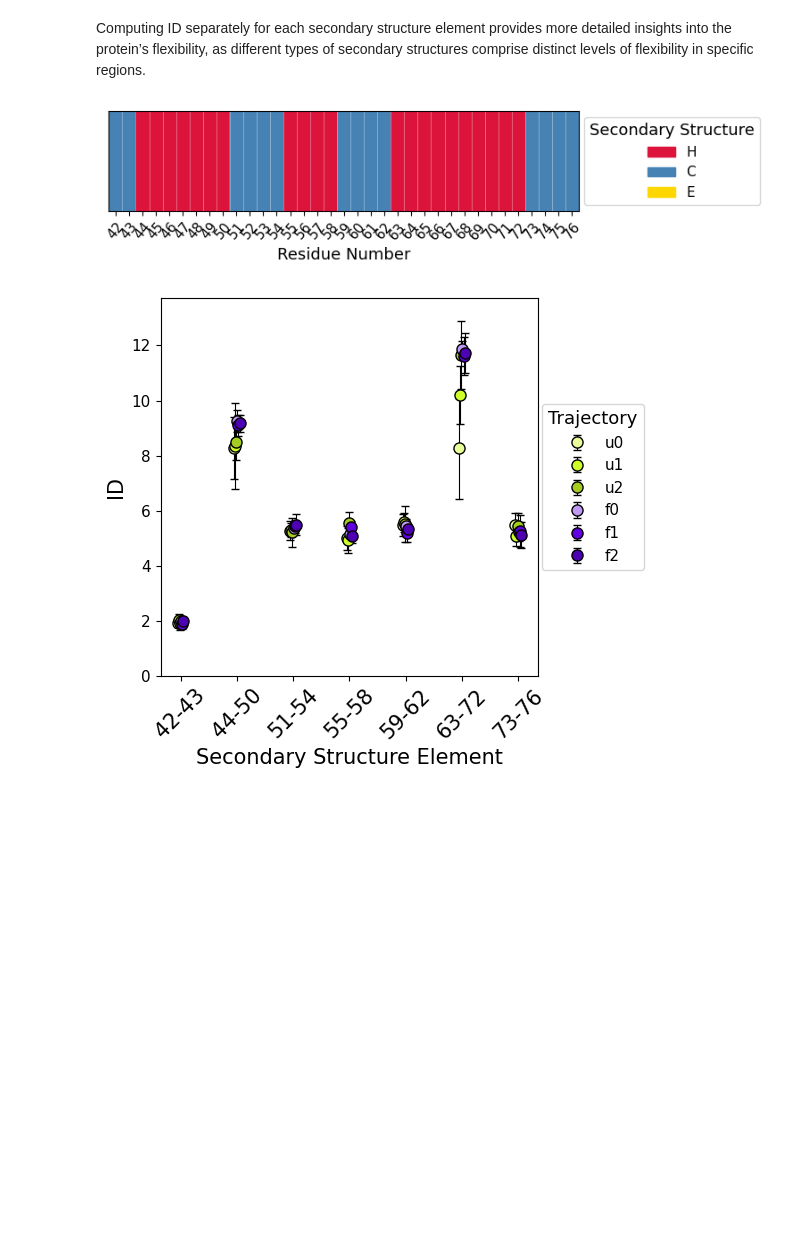
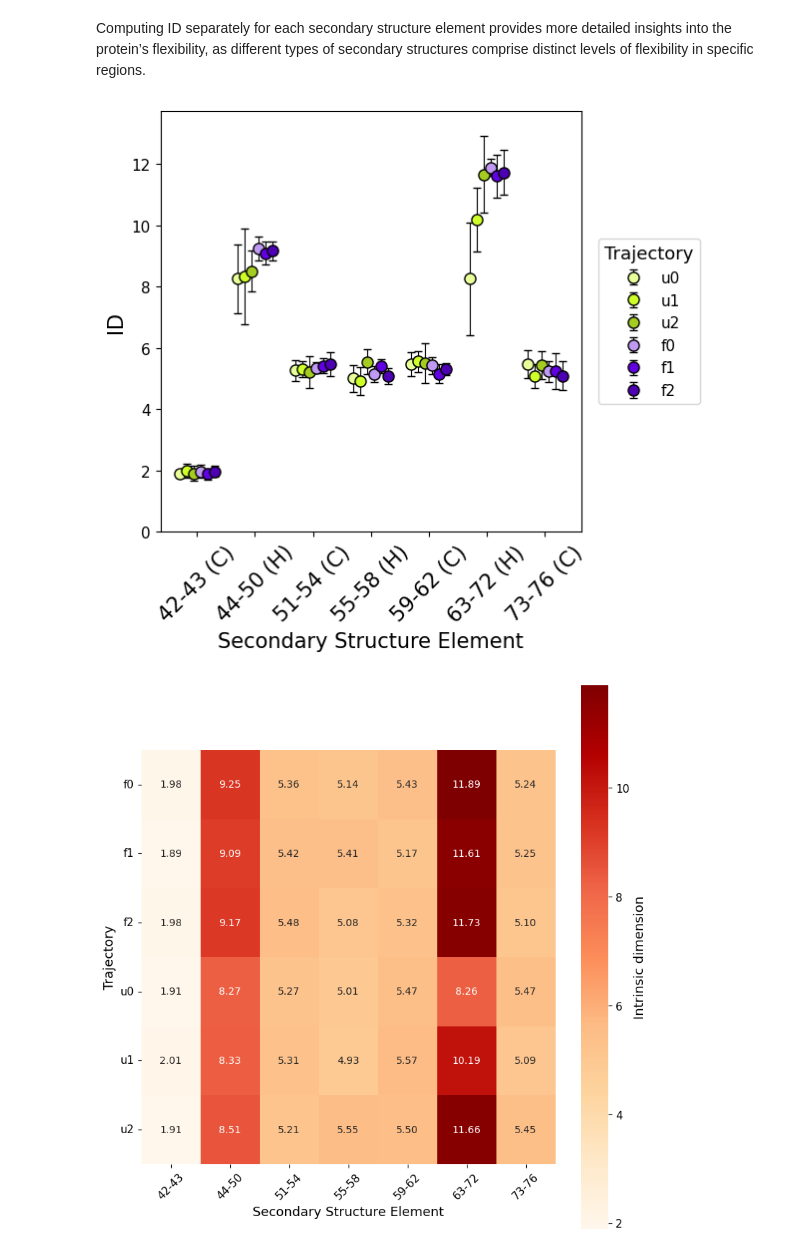
Before and after one commit to icazzaniga/MDIntrinsicDimension, a Jupyter notebook: docs/villin_plots.ipynb, the cells around one changed output. Drawn from its saved outputs; the diff is of its cells as text; code cells hidden in the pictures; blank space fills up the shorter version.

```diff
--- a/docs/villin_plots.ipynb
+++ b/docs/villin_plots.ipynb
@@ -243,9 +236,9 @@ results = pd.concat(all_results, ignore_index=True)
 results["folded"] = results["trajectory"].str.startswith("f")
 results["window"] = results["start"].astype(str) + "-" + results["end"].astype(str)
 # %%
-fig, ax = plt.subplots(figsize=(7, 5))
+fig, ax = plt.subplots(figsize=(8,8))
 
-shift_amount = 0.05
+shift_amount = 0.3
 unique_trajectories = results["trajectory"].unique()
 n_traj = len(unique_trajectories)
 shifts = np.linspace(-shift_amount, shift_amount, n_traj)
@@ -280,12 +273,13 @@ plt.ylim(0, y.max() + 2)
 ax.set_ylabel("ID", fontsize=15)
 ax.set_xlabel("Window", fontsize=15)
 ax.set_box_aspect(1)
-# ax.legend(title="Trajectory", loc='best')
-# ax.legend(title="Trajectory", bbox_to_anchor=(1.25, 0.5), loc='center right')  #_2 legenda fuori dal box
+
 plt.tight_layout(rect=[0.15, 0, 1, 1])
-plt.savefig(f"../extra/villin_sections_{projection_method}.pdf", dpi=300)
+
+#plt.savefig(f"../extra/villin_sections_{projection_method}.pdf", dpi=300)
 plt.show()
 
+######################
 # ID heatmap
 grouped_data = results.groupby(["trajectory", "window"], as_index=False)[
     "entire simulation"
@@ -354,55 +348,9 @@ results_ss["window"] = (
     results_ss["start"].astype(str) + "-" + results_ss["end"].astype(str)
 )
 # %%
-##### ss_types = ['H', 'B', 'C', 'E', 'G', 'T', 'S', ' ']
-# ss_colors = {"H": "crimson","B": "darkorange", 'C': 'steelblue', "E": "gold", "G": "mediumvioletred","T": "deepskyblue","S": "mediumseagreen", " ": "dimgray"}
-
-# ss of each residue
-fig, ax = plt.subplots(figsize=(8, 2))
-ss_types = ["H", "C", "E"]
-ss_colors = {"H": "crimson", "C": "steelblue", "E": "gold"}
-
-single_ss_assignment = ss_assignments[
-    0
-]  # one result as they are computed from the same structure
-ss_to_num = {ss: i for i, ss in enumerate(ss_types)}
-num_data = np.array([[ss_to_num[ss] for ss in single_ss_assignment]])
-cmap = ListedColormap([ss_colors[ss] for ss in ss_types])
-im = ax.imshow(
-    num_data,
-    aspect="auto",
-    cmap=cmap,
-    extent=[residue_numbers[0] - 0.5, residue_numbers[-1] + 0.5, 0.5, -0.5],
-    vmin=0,
-    vmax=len(ss_types) - 1,
-)
-for x in np.arange(residue_numbers[0] - 0.5, residue_numbers[-1] + 1.5, 1):
-    ax.axvline(x=x, color="white", linewidth=0.5, alpha=0.5)
-for y in [-0.5, 0.5]:
-    ax.axhline(y=y, color="white", linewidth=0.5, alpha=0.5)
-ax.grid(False)
-ax.set_xticks(residue_numbers)
-ax.set_yticks([])
-ax.set_xlabel("Residue Number")
-ax.tick_params(axis="x", rotation=50)
-
-legend_elements = [
-    plt.Rectangle((0, 0), 1, 1, color=ss_colors[ss], label=ss) for ss in ss_types
-]
-ax.legend(
-    handles=legend_elements,
-    bbox_to_anchor=(1.40, 0.5),
-    loc="center right",
-    title="Secondary Structure",
-)
-
-plt.tight_layout()
-# plt.savefig('../extra/villin_ss_residues.pdf', dpi=300)
-plt.show()
-
 # ID distribution
-fig, ax = plt.subplots(figsize=(7, 5))
-shift_amount = 0.05
+fig, ax = plt.subplots(figsize=(8,8))
+shift_amount = 0.3
 unique_trajectories = results_ss["trajectory"].unique()
 n_traj = len(unique_trajectories)
 shifts = np.linspace(-shift_amount, shift_amount, n_traj)
@@ -431,52 +379,52 @@ for i, trajectory in enumerate(unique_trajectories):
     )
     # ax.scatter(x_shifted, y,color=colors.colors[i], edgecolor='black', s=100, label=f"{trajectory}")
 
-all_windows = sorted(results_ss["window"].unique(), key=lambda w: int(w.split("-")[0]))
-window_to_position = {window: pos for pos, window in enumerate(all_windows)}
+all_windows = sorted(subset['window'].unique(), key=lambda w: int(w.split("-")[0]))
+
+xtick_labels = [f"{w} ({s})" for w, s in zip(all_windows, subset['sec str type'])]
 ax.set_xticks(np.arange(len(all_windows)))
-ax.set_xticklabels(all_windows, rotation=45, fontsize=15)
-# ax.set_yticks([])
+ax.set_xticklabels(xtick_labels, rotation=45, fontsize = 15)
 ax.tick_params(axis="x", rotation=45)
 plt.ylim(0, y.max() + 2)
 ax.set_ylabel("ID", fontsize=15)
 ax.set_xlabel("Secondary Structure Element", fontsize=15)
 ax.set_box_aspect(1)
 ax.legend(title="Trajectory", loc="center right", bbox_to_anchor=(1.30, 0.5))
-# ax.legend(title="Trajectory", loc='best')
+plt.tight_layout(rect=[0.15, 0, 1, 1])
 
-plt.tight_layout(rect=[0.15, 0, 1, 1])
-plt.savefig(f"../extra/villin_ss_{projection_method}.pdf", dpi=300)
+#plt.savefig(f"../extra/villin_ss_{projection_method}.pdf", dpi=300)
 plt.show()
 
 # ID value
 fig, ax = plt.subplots(figsize=(8, 8))
 
 grouped_data = results_ss.groupby(["trajectory", "window"], as_index=False)[
     "entire simulation"
 ].mean()
 pivot_data = grouped_data.pivot(
     index="trajectory", columns="window", values="entire simulation"
 )
 ordered_cols = sorted(pivot_data.columns, key=lambda w: int(w.split("-")[0]))
 pivot_data = pivot_data[ordered_cols]
 pivot_data.columns.name = None
 sns.heatmap(
     pivot_data,
     cmap="OrRd",
     annot=True,
     fmt=".2f",
     ax=ax,
     cbar_kws={"label": "Intrinsic dimension"},
 )
+
 ax.set_ylabel("Trajectory")
 ax.set_xlabel("Secondary Structure Element")
 ax.tick_params(axis="x", rotation=45, labelrotation=45)
 ax.tick_params(axis="y", rotation=0)
 ax.set_box_aspect(1)
 
 plt.tight_layout()
 # plt.savefig(f'../extra/villin_ss_heatmap_{projection_method}.pdf', dpi=300)
 plt.show()
 # %% [output]
-[figure, old version]
+[figure, new version]
-[figure, old version]
+[figure, new version]
```
Also changed, not shown: parts of 4 cells of this notebook, 9 other files.
